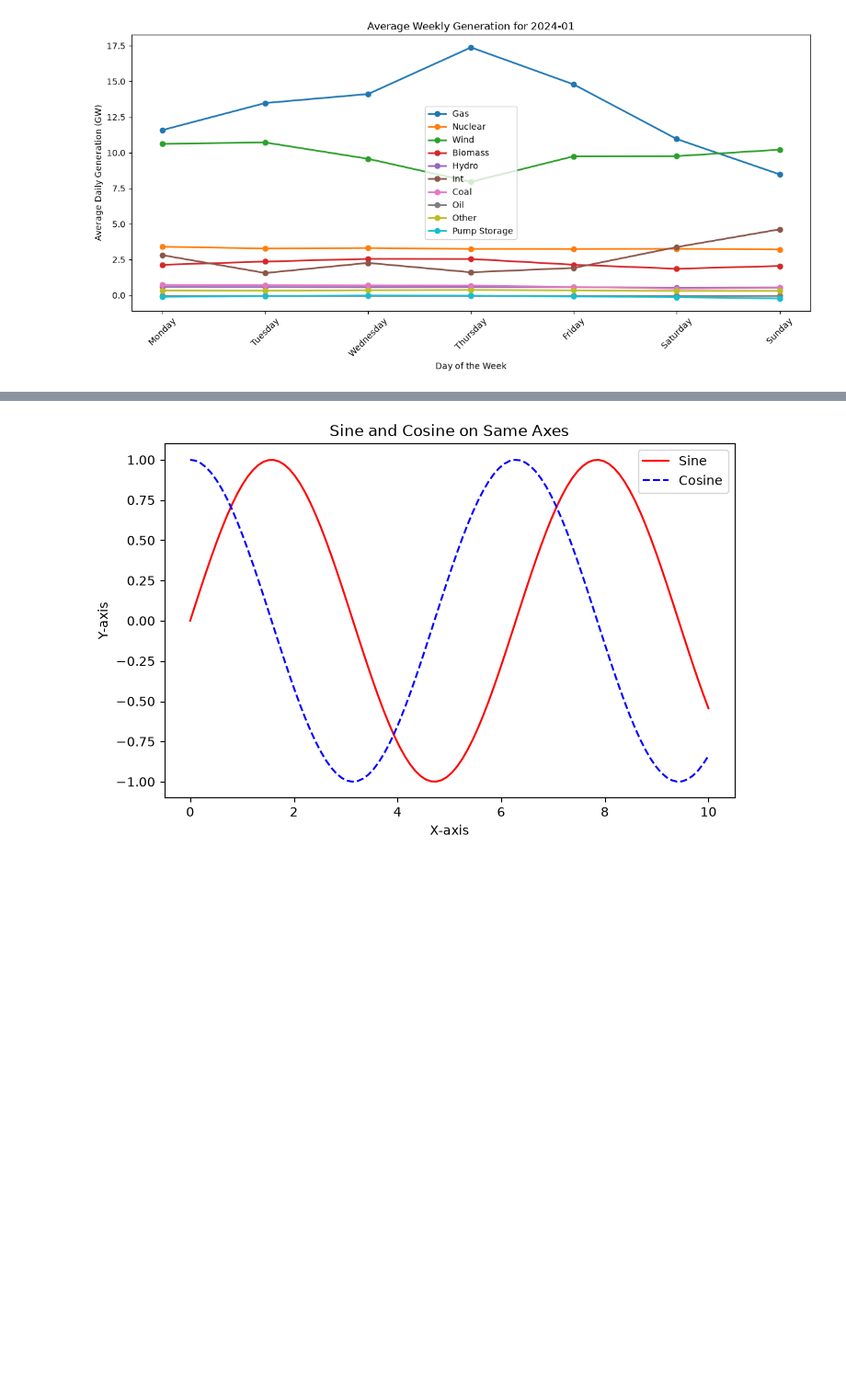
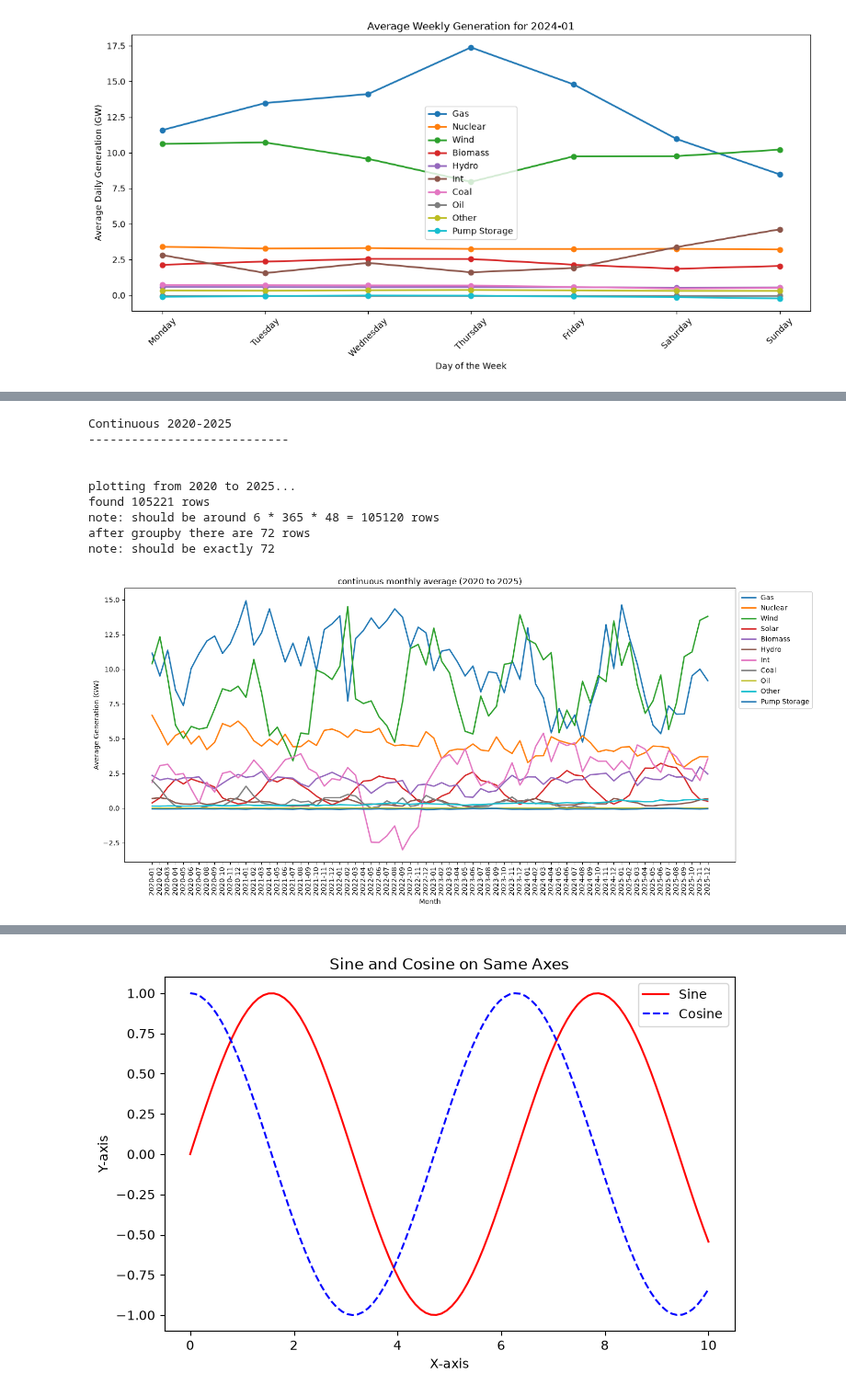
Before and after one commit to kson20/summer-project, a Jupyter notebook: main_code.ipynb, the cells around one changed output, grey strips where cells are left out. Shown at 92% size. Drawn from its saved outputs; the diff is of its cells as text; code cells hidden in the pictures; blank space fills up the shorter version.

```diff
--- a/main_code.ipynb
+++ b/main_code.ipynb
@@ -1020,0 +1290,74 @@ note: should be 48
+# %%
+# m8: continued
+
+# for some year range
+
+def plot_continous_timeline(start_year, end_year):
+    print(f'plotting from {start_year} to {end_year}...')
+
+    timeline_data = master_matrix.copy()
+    timeline_data['Date'] = pd.to_datetime(timeline_data['Date'])
+
+    # filter for the years
+    bool_years = (timeline_data['Date'].dt.year >= int(start_year)) & (timeline_data['Date'].dt.year <= int(end_year))
+    #print(bool_years)
+    timeline_data = timeline_data[bool_years].copy()
+
+    print(f'found {len(timeline_data)} rows')
+    print('note: should be around 6 * 365 * 48 = 105120 rows') # may be extra rows since we merged using 'outer'
+
+    # **** create a year month column to group by
+    # strftime makes it a string like '2020-01'
+    timeline_data['YearMonth'] = timeline_data['Date'].dt.strftime('%Y-%m')
+    # use format codes %Y %m %d
+    # %Y / %y is 4 / 2 digit year
+
+
+    # groupby to get 72 rows
+    monthly_avg = timeline_data.groupby('YearMonth').mean(numeric_only=True).reset_index()
+    #print(monthly_avg.head())
+    monthly_avg = monthly_avg.sort_values('YearMonth')
+
+    print(f'after groupby there are {len(monthly_avg)} rows')
+    print('note: should be exactly 72')
+
+    plt.figure(figsize=(15, 7))
+
+    fuels_to_plot = ['Gas', 'Nuclear', 'Wind', 'Solar', 'Biomass', 'Hydro', 'Int', 'Coal', 'Oil', 'Other', 'Pump Storage']
+
+    for fuel in fuels_to_plot:
+        x_values = monthly_avg['YearMonth']
+        y_values = monthly_avg[fuel] / 1000
+        plt.plot(x_values, y_values, label=fuel, linewidth=2)
+
+    plt.title(f'continuous monthly average ({start_year} to {end_year})')
+    plt.ylabel('Average Generation (GW)')
+    plt.xlabel('Month')
+
+    plt.xticks(rotation=90)
+    plt.yticks()
+
+
+    # put legend outside
+    plt.legend(bbox_to_anchor=(1, 1), loc='upper left') # place upper left corner of legend box at 11
+    plt.tight_layout()
+    plt.show()
+
+
+print('\n \n')
+print('Continuous 2020-2025')
+print('----------------------------')
+print('\n')
+
+plot_continous_timeline(2020, 2025)
+# %% [output]
+Continuous 2020-2025
+----------------------------
+
+
+plotting from 2020 to 2025...
+found 105221 rows
+note: should be around 6 * 365 * 48 = 105120 rows
+after groupby there are 72 rows
+note: should be exactly 72
+[figure, added]
```
Also changed, not shown: parts of 11 cells of this notebook.
